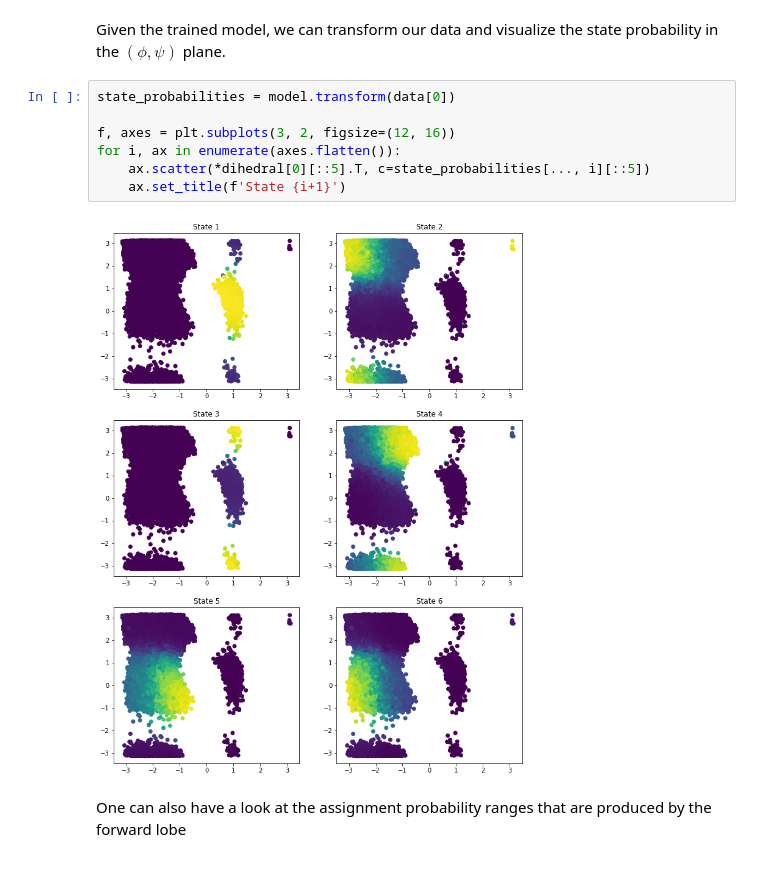
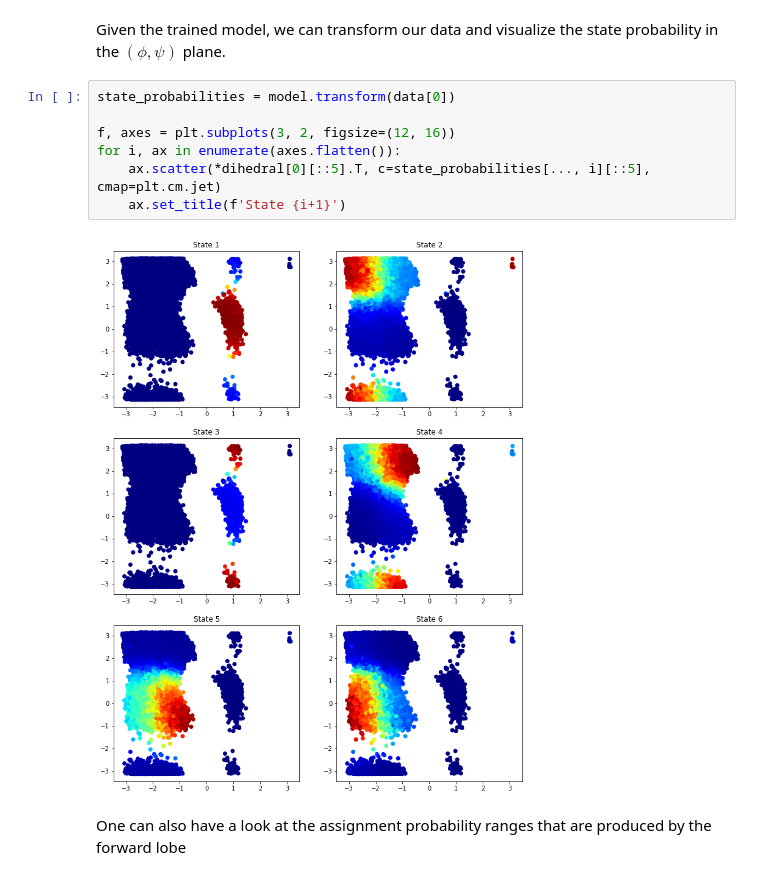
Before and after one commit to tanaka-hiroki1989/ex_python_vampnets, a Jupyter notebook: ala2-example.ipynb, the cells around one changed output. Saved outputs shown, nothing was run; the diff lists cells and outputs as text.

```diff
--- a/ala2-example.ipynb
+++ b/ala2-example.ipynb
@@ -126,12 +126,12 @@ Given the trained model, we can transform our data and visualize the state proba
 # %%
 state_probabilities = model.transform(data[0])
 
 f, axes = plt.subplots(3, 2, figsize=(12, 16))
 for i, ax in enumerate(axes.flatten()):
-    ax.scatter(*dihedral[0][::5].T, c=state_probabilities[..., i][::5])
+    ax.scatter(*dihedral[0][::5].T, c=state_probabilities[..., i][::5], cmap=plt.cm.jet)
     ax.set_title(f'State {i+1}')
 # %% [output]
-[figure, old version]
+[figure, new version]
 # %% [markdown]
 One can also have a look at the assignment probability ranges that are produced by the forward lobe
 # %%
```
Also changed, not shown: parts of 4 cells of this notebook, 1 other file.
